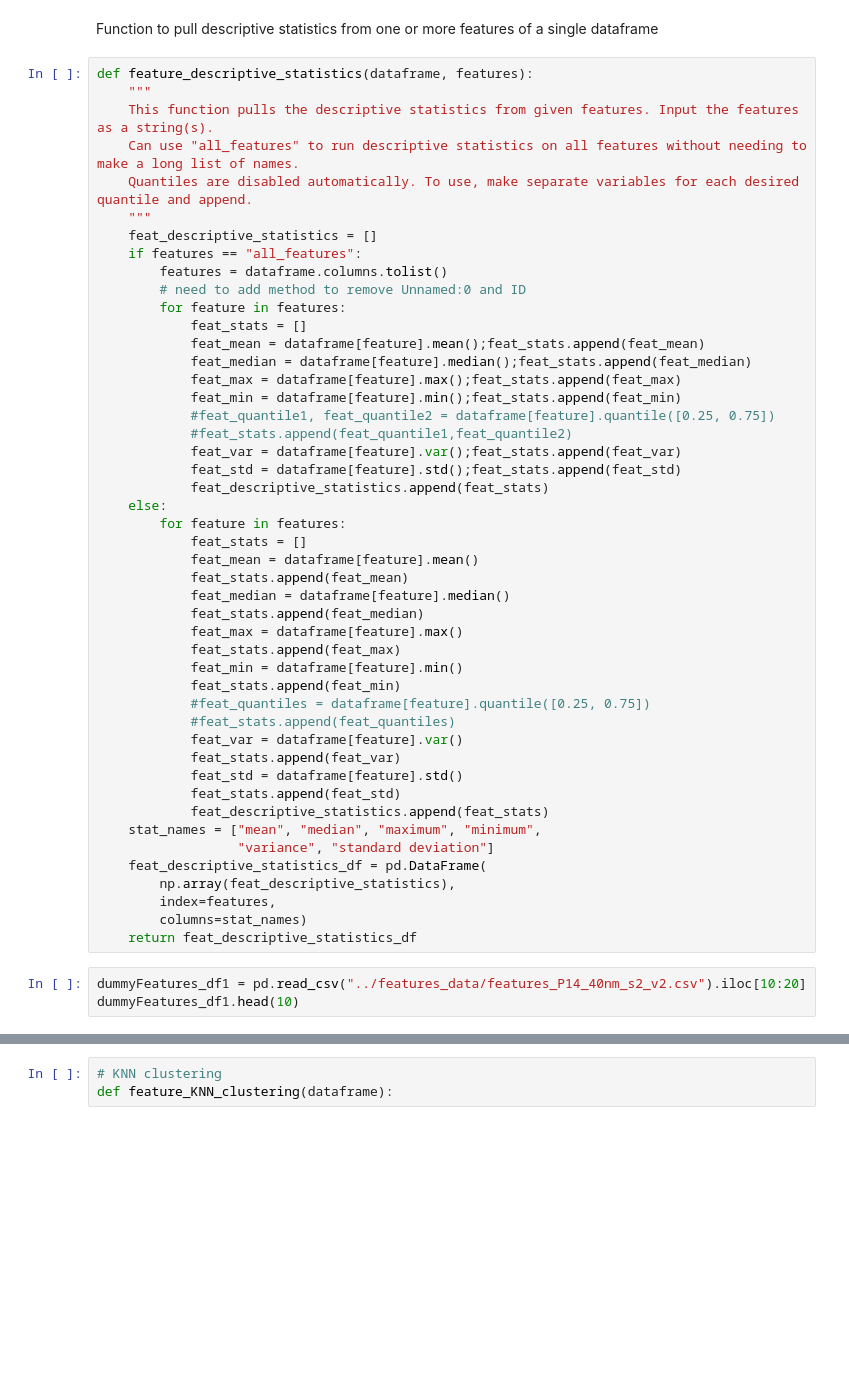
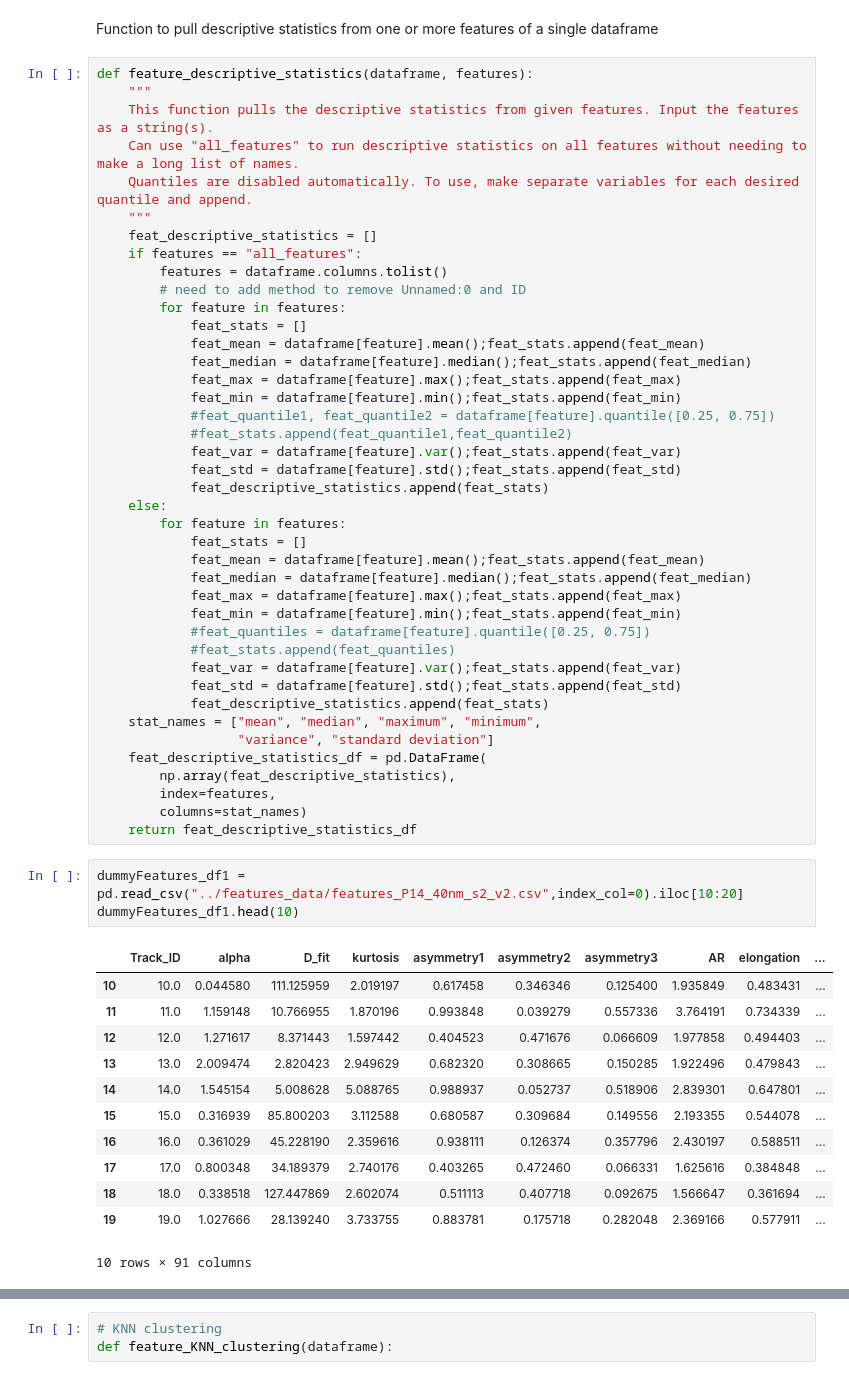
Before and after one commit to MPT-project-W24/mpt-statistical-testing, a Jupyter notebook: Workspaces/garrett_stats.ipynb, the cells around one changed output, grey strips where cells are left out. Cells and saved outputs as stored; diff of their text form; blank space fills up the shorter version.

```diff
--- a/Workspaces/garrett_stats.ipynb
+++ b/Workspaces/garrett_stats.ipynb
@@ -82,20 +104,14 @@ def feature_descriptive_statistics(dataframe, features):
     else:
         for feature in features:
             feat_stats = []
-            feat_mean = dataframe[feature].mean()
-            feat_stats.append(feat_mean)
-            feat_median = dataframe[feature].median()
-            feat_stats.append(feat_median)
-            feat_max = dataframe[feature].max()
-            feat_stats.append(feat_max)
-            feat_min = dataframe[feature].min()
-            feat_stats.append(feat_min)
+            feat_mean = dataframe[feature].mean();feat_stats.append(feat_mean)
+            feat_median = dataframe[feature].median();feat_stats.append(feat_median)
+            feat_max = dataframe[feature].max();feat_stats.append(feat_max)
+            feat_min = dataframe[feature].min();feat_stats.append(feat_min)
             #feat_quantiles = dataframe[feature].quantile([0.25, 0.75])
             #feat_stats.append(feat_quantiles)
-            feat_var = dataframe[feature].var()
-            feat_stats.append(feat_var)
-            feat_std = dataframe[feature].std()
-            feat_stats.append(feat_std)
+            feat_var = dataframe[feature].var();feat_stats.append(feat_var)
+            feat_std = dataframe[feature].std();feat_stats.append(feat_std)
             feat_descriptive_statistics.append(feat_stats)
     stat_names = ["mean", "median", "maximum", "minimum",
                   "variance", "standard deviation"]
@@ -105,7 +121,20 @@ def feature_descriptive_statistics(dataframe, features):
         columns=stat_names)
     return feat_descriptive_statistics_df
 # %%
-dummyFeatures_df1 = pd.read_csv("../features_data/features_P14_40nm_s2_v2.csv").iloc[10:20]
+dummyFeatures_df1 = pd.read_csv("../features_data/features_P14_40nm_s2_v2.csv",index_col=0).iloc[10:20]
 dummyFeatures_df1.head(10)
+# %% [output]
+|  | Track_ID | alpha | D_fit | kurtosis | asymmetry1 | asymmetry2 | asymmetry3 | AR | elongation | ... |
+| 10 | 10.0 | 0.044580 | 111.125959 | 2.019197 | 0.617458 | 0.346346 | 0.125400 | 1.935849 | 0.483431 | ... |
+| 11 | 11.0 | 1.159148 | 10.766955 | 1.870196 | 0.993848 | 0.039279 | 0.557336 | 3.764191 | 0.734339 | ... |
+| 12 | 12.0 | 1.271617 | 8.371443 | 1.597442 | 0.404523 | 0.471676 | 0.066609 | 1.977858 | 0.494403 | ... |
+| 13 | 13.0 | 2.009474 | 2.820423 | 2.949629 | 0.682320 | 0.308665 | 0.150285 | 1.922496 | 0.479843 | ... |
+| 14 | 14.0 | 1.545154 | 5.008628 | 5.088765 | 0.988937 | 0.052737 | 0.518906 | 2.839301 | 0.647801 | ... |
+| 15 | 15.0 | 0.316939 | 85.800203 | 3.112588 | 0.680587 | 0.309684 | 0.149556 | 2.193355 | 0.544078 | ... |
+| 16 | 16.0 | 0.361029 | 45.228190 | 2.359616 | 0.938111 | 0.126374 | 0.357796 | 2.430197 | 0.588511 | ... |
+| 17 | 17.0 | 0.800348 | 34.189379 | 2.740176 | 0.403265 | 0.472460 | 0.066331 | 1.625616 | 0.384848 | ... |
+| 18 | 18.0 | 0.338518 | 127.447869 | 2.602074 | 0.511113 | 0.407718 | 0.092675 | 1.566647 | 0.361694 | ... |
+| 19 | 19.0 | 1.027666 | 28.139240 | 3.733755 | 0.883781 | 0.175718 | 0.282048 | 2.369166 | 0.577911 | ... |
+10 rows × 91 columns
 # %%
 feature_descriptive_statistics(dummyFeatures_df1,["alpha","asymmetry3"])
```
Also changed, not shown: parts of 11 cells of this notebook, 1 other file.
